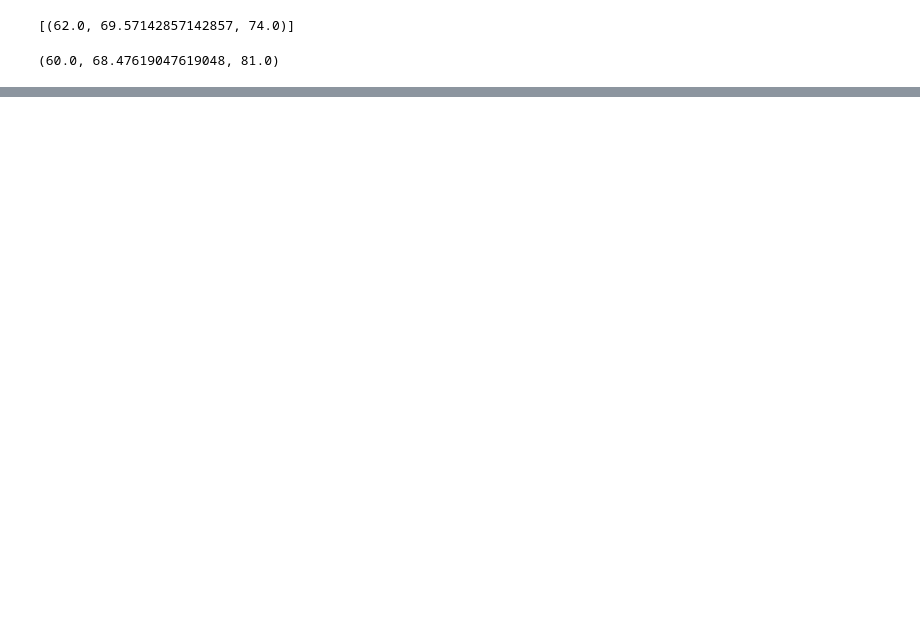
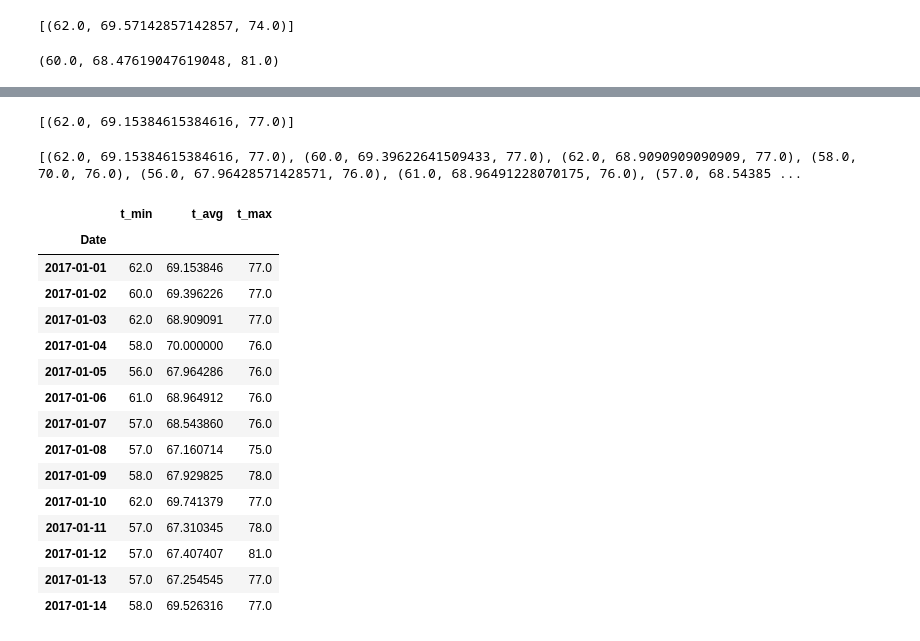
Before and after one commit to AlineHornoff/sqlalchemy_challenge, a Jupyter notebook: climate_starter.ipynb, the cells around one changed output, grey strips where cells are left out. Saved outputs shown, nothing was run; the diff lists cells and outputs as text; code cells hidden in the pictures; blank space fills up the shorter version.

```diff
--- a/climate_starter.ipynb
+++ b/climate_starter.ipynb
@@ -377,3 +329,16 @@ print(calc_temps('2012-02-28', '2012-03-05'))
 # %%
 # Calculate the total amount of rainfall per weather station for your trip dates using the previous year's matching dates.
 # Sort this in descending order by precipitation amount and list the station, name, latitude, longitude, and elevation
+
+sel = [Station.station,Station.name,Station.latitude,Station.longitude,Station.elevation,func.sum(Measurement.prcp)]
+rainfall = session.query(*sel).\
+    filter(Station.station == Measurement.station).\
+    group_by(Measurement.station).\
+    filter(Measurement.date >= StartDate).\
+    filter(Measurement.date <= EndDate).\
+    order_by(func.sum(Measurement.prcp).desc()).\
+    all()
+
+# Display data
+Stations = pd.DataFrame(rainfall, columns=['Station', 'Name', 'Latitude', 'Longitude', 'Elevation', 'PrcpSum'])
+Stations
@@ -380,6 +354,7 @@ print(calc_temps('2012-02-28', '2012-03-05'))
 # %%
 # Create a query that will calculate the daily normals
 # (i.e. the averages for tmin, tmax, and tavg for all historic data matching a specific month and day)
+
 
 def daily_normals(date):
     """Daily Normals.
@@ -392,20 +367,61 @@ def daily_normals(date):
 
     """
 
-    sel = [func.min(Measurement.tobs), func.avg(Measurement.tobs), func.max(Measurement.tobs)]
-    return session.query(*sel).filter(func.strftime("%m-%d", Measurement.date) == date).all()
+    sel = [
+        func.min(Measurement.tobs),
+        func.avg(Measurement.tobs),
+        func.max(Measurement.tobs),
+    ]
+    return (
+        session.query(*sel)
+        .filter(func.strftime("%m-%d", Measurement.date) == date)
+        .all()
+    )
+
 
 daily_normals("01-01")
+# %% [output]
+[(62.0, 69.15384615384616, 77.0)]
 # %%
-# calculate the daily normals for your trip
-# push each tuple of calculations into a list called `normals`
+# Calculate the daily normals for your trip
+# Push each tuple of calculations into a list called `normals`
 
 # Set the start and end date of the trip
+start_date = dt.date(2017, 1, 1)
+end_date = dt.date(2017, 1, 14)
 
 # Use the start and end date to create a range of dates
+date_range = pd.date_range(start_date, end_date)
 
 # Stip off the year and save a list of %m-%d strings
+date_list = [d.strftime("%m-%d") for d in date_range]
 
 # Loop through the list of %m-%d strings and calculate the normals for each date
+daily_normal = [daily_normals(d)[0] for d in date_list]
+print(daily_normal)
+# %% [output]
+[(62.0, 69.15384615384616, 77.0), (60.0, 69.39622641509433, 77.0), (62.0, 68.9090909090909, 77.0), (58.0, 70.0, 76.0), (56.0, 67.96428571428571, 76.0), (61.0, 68.96491228070175, 76.0), (57.0, 68.54385 ...
 # %%
 # Load the previous query results into a Pandas DataFrame and add the `trip_dates` range as the `date` index
+normal_df = pd.DataFrame(
+    daily_normal, columns=["t_min", "t_avg", "t_max"], index=date_range
+)
+normal_df.index.name = "Date"
+normal_df
+# %% [output]
+|  | t_min | t_avg | t_max |
+| Date |  |  |  |
+| 2017-01-01 | 62.0 | 69.153846 | 77.0 |
+| 2017-01-02 | 60.0 | 69.396226 | 77.0 |
+| 2017-01-03 | 62.0 | 68.909091 | 77.0 |
+| 2017-01-04 | 58.0 | 70.000000 | 76.0 |
+| 2017-01-05 | 56.0 | 67.964286 | 76.0 |
+| 2017-01-06 | 61.0 | 68.964912 | 76.0 |
+| 2017-01-07 | 57.0 | 68.543860 | 76.0 |
+| 2017-01-08 | 57.0 | 67.160714 | 75.0 |
+| 2017-01-09 | 58.0 | 67.929825 | 78.0 |
+| 2017-01-10 | 62.0 | 69.741379 | 77.0 |
+| 2017-01-11 | 57.0 | 67.310345 | 78.0 |
+| 2017-01-12 | 57.0 | 67.407407 | 81.0 |
+| 2017-01-13 | 57.0 | 67.254545 | 77.0 |
+| 2017-01-14 | 58.0 | 69.526316 | 77.0 |
```
Also changed, not shown: parts of 15 cells of this notebook, 3 other files.
